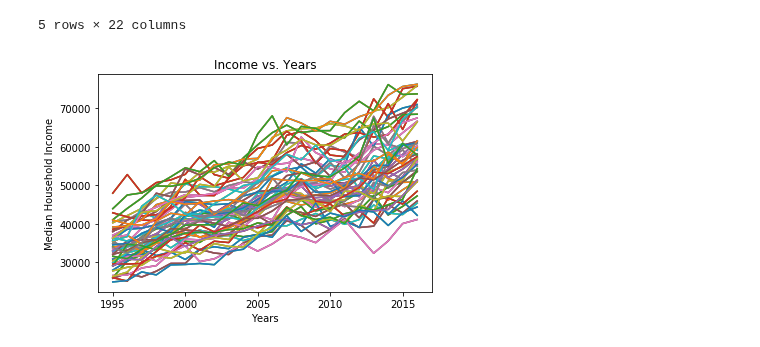
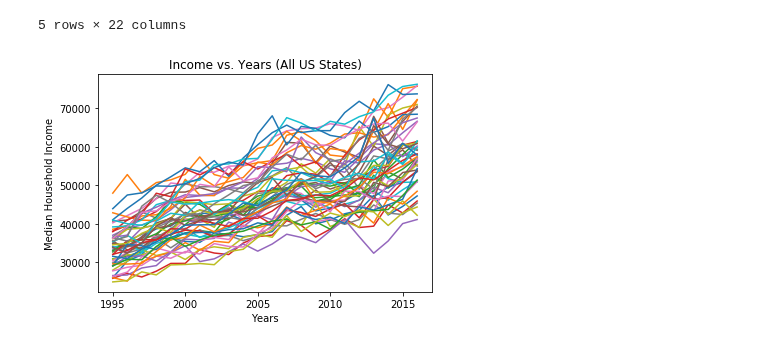
Before and after one commit to navbala/Crime-Rate-Predictor, a Jupyter notebook: line_trends_income.ipynb, the cells around one changed output. Cells and saved outputs as stored; diff of their text form; code cells hidden in the pictures.

```diff
--- a/line_trends_income.ipynb
+++ b/line_trends_income.ipynb
@@ -33,14 +33,16 @@ income_df_formatted.head()
 # %%
 # loop through all states
 for index, row in income_df_formatted.iterrows():
     x = income_df_formatted.columns
     y= row.values
     plt.plot(x, y, label = index)
 
+# Set limits
 
 plt.xlabel("Years")
 plt.ylabel("Median Household Income")
-plt.title("Income vs. Years")
+plt.title("Income vs. Years (All US States)")
+#plt.savefig()
 plt.show()
 # %% [output]
-[figure, old version]
+[figure, new version]
```
Also changed, not shown: parts of 1 cell of this notebook, 2 other files.
